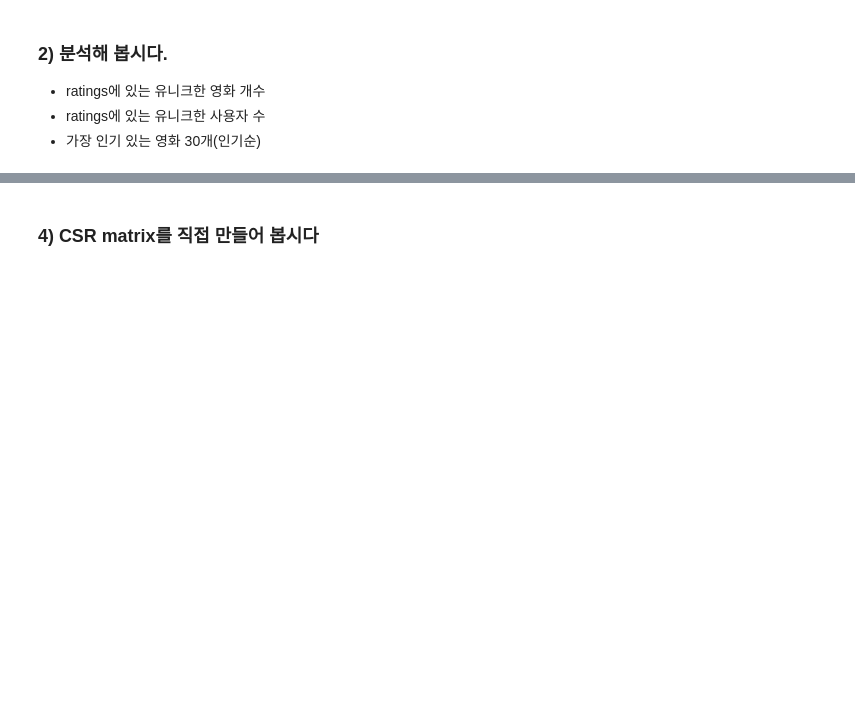
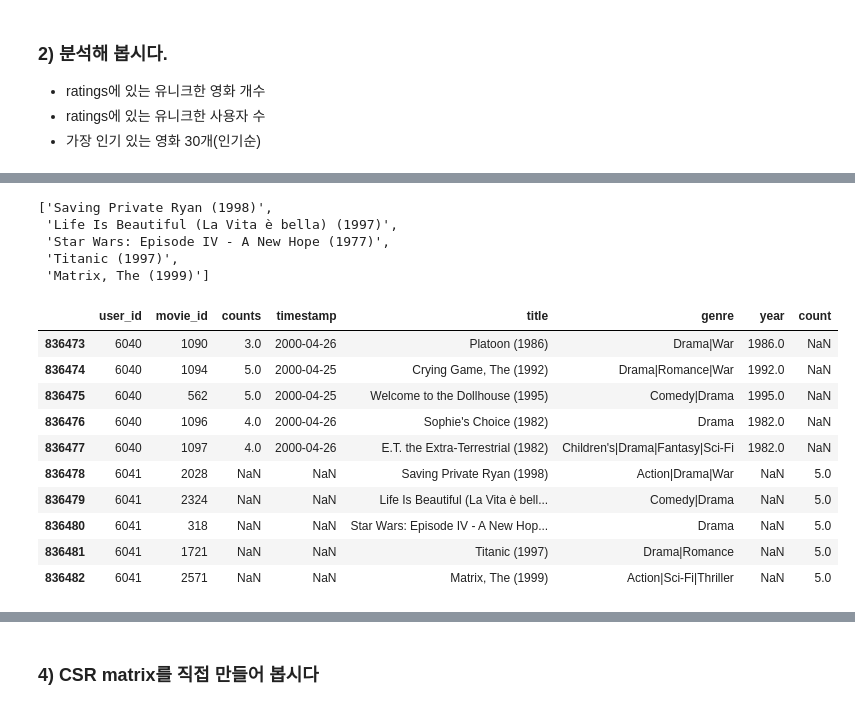
Before and after one commit to peter1505/AIFFEL, a Jupyter notebook: EXP_09_movie_rec.ipynb, the cells around one changed output, grey strips where cells are left out. Saved outputs shown, nothing was run; the diff lists cells and outputs as text; code cells hidden in the pictures; blank space fills up the shorter version.

```diff
--- a/EXP_09_movie_rec.ipynb
+++ b/EXP_09_movie_rec.ipynb
@@ -127,0 +526,6 @@ Name: title, dtype: object
+# %%
+# 매트릭스
+# 매트릭스는 Matrix, The (1999)로 수정한다.
+movie_name = 'The Matrix (1999)'
+favorite_movies[4] = 'Matrix, The (1999)'
+ratings[ratings['title'].apply(lambda x : x[:6] == 'Matrix')]
@@ -127,0 +546,38 @@ Name: title, dtype: object
+# %%
+favorite_movies
+# %% [output]
+['Saving Private Ryan (1998)',
+ 'Life Is Beautiful (La Vita è bella) (1997)',
+ 'Star Wars: Episode IV - A New Hope (1977)',
+ 'Titanic (1997)',
+ 'Matrix, The (1999)']
+# %%
+my_movies = {
+    'user_id' : [6041] * 5,
+    'movie_id' : [2028, 2324, 318, 1721, 2571],
+    'count' : [5]*5,
+    'title' : favorite_movies,
+    'genre': ['Action|Drama|War',
+             'Comedy|Drama',
+             'Drama',
+             'Drama|Romance',
+             'Action|Sci-Fi|Thriller']
+}
+# %%
+my_movies_df = pd.DataFrame(my_movies)
+# %%
+ratings = ratings.append(my_movies_df, ignore_index=True)
+# %%
+ratings.tail(10)
+# %% [output]
+|  | user_id | movie_id | counts | timestamp | title | genre | year | count |
+| 836473 | 6040 | 1090 | 3.0 | 2000-04-26 | Platoon (1986) | Drama|War | 1986.0 | NaN |
+| 836474 | 6040 | 1094 | 5.0 | 2000-04-25 | Crying Game, The (1992) | Drama|Romance|War | 1992.0 | NaN |
+| 836475 | 6040 | 562 | 5.0 | 2000-04-25 | Welcome to the Dollhouse (1995) | Comedy|Drama | 1995.0 | NaN |
+| 836476 | 6040 | 1096 | 4.0 | 2000-04-26 | Sophie's Choice (1982) | Drama | 1982.0 | NaN |
+| 836477 | 6040 | 1097 | 4.0 | 2000-04-26 | E.T. the Extra-Terrestrial (1982) | Children's|Drama|Fantasy|Sci-Fi | 1982.0 | NaN |
+| 836478 | 6041 | 2028 | NaN | NaN | Saving Private Ryan (1998) | Action|Drama|War | NaN | 5.0 |
+| 836479 | 6041 | 2324 | NaN | NaN | Life Is Beautiful (La Vita è bell... | Comedy|Drama | NaN | 5.0 |
+| 836480 | 6041 | 318 | NaN | NaN | Star Wars: Episode IV - A New Hop... | Drama | NaN | 5.0 |
+| 836481 | 6041 | 1721 | NaN | NaN | Titanic (1997) | Drama|Romance | NaN | 5.0 |
+| 836482 | 6041 | 2571 | NaN | NaN | Matrix, The (1999) | Action|Sci-Fi|Thriller | NaN | 5.0 |
```
Also changed, not shown: parts of 57 cells of this notebook.
